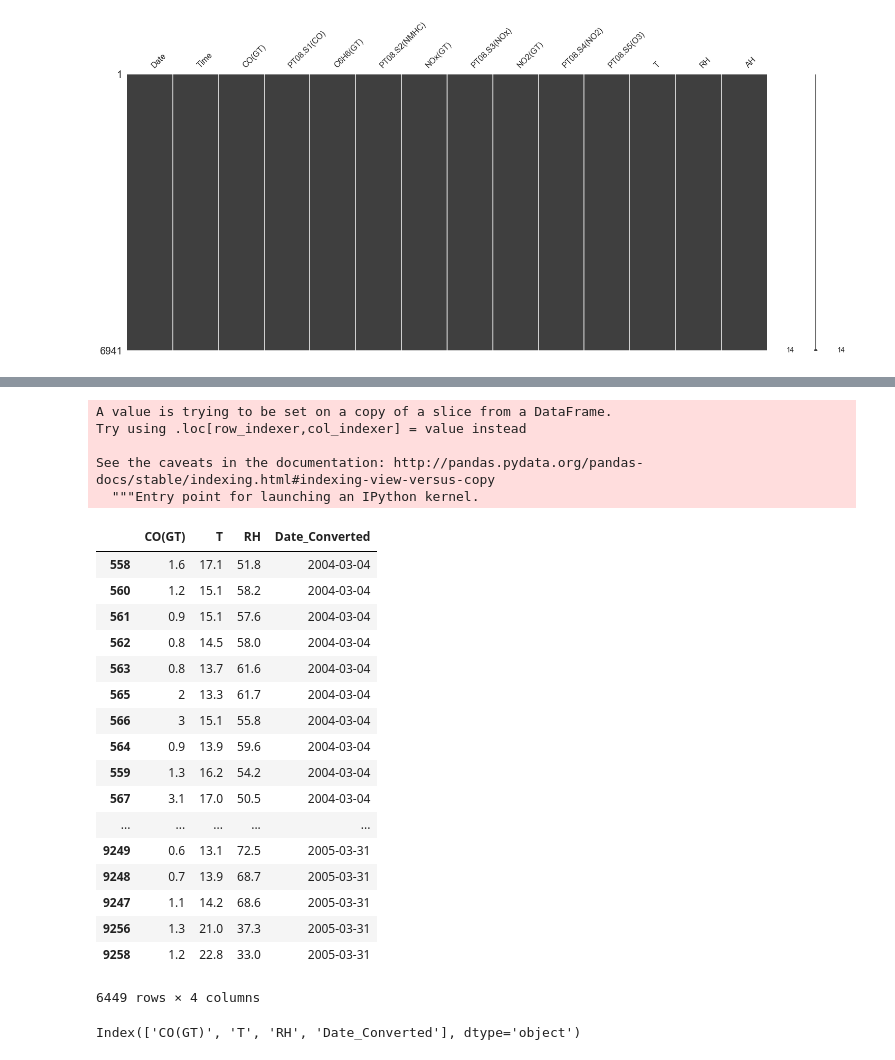
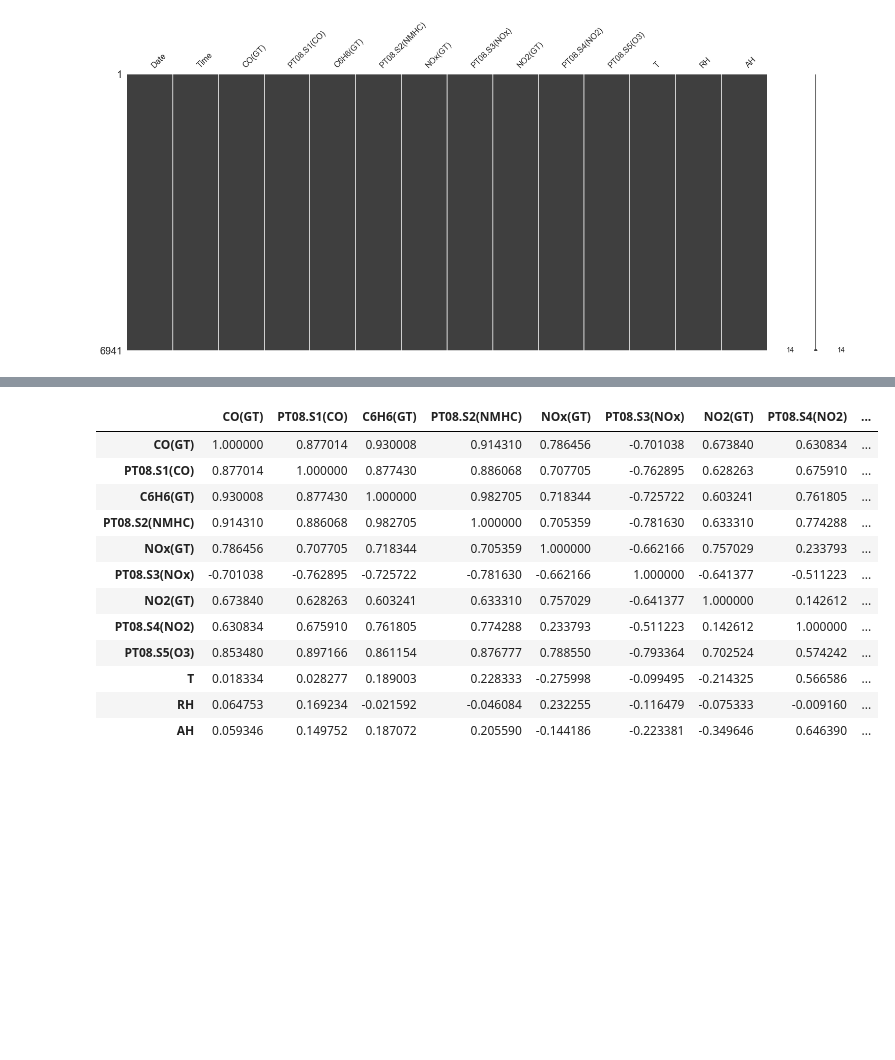
Before and after one commit to aurindo/data_mining-predictive_analysis, a Jupyter notebook: src/q_1_i_d.ipynb, the cells around one changed output, grey strips where cells are left out. Drawn from its saved outputs; the diff is of its cells as text; code cells hidden in the pictures; blank space fills up the shorter version.

```diff
--- a/src/q_1_i_d.ipynb
+++ b/src/q_1_i_d.ipynb
@@ -38,59 +46,18 @@ interestData = data[['Date', 'CO(GT)', 'T', 'RH']]
 # %%
-interestData['Date_Converted'] = pd.to_datetime(interestData['Date'])
-interestData = interestData.drop(['Date'], axis=1)
+interestData = data.drop(["Date", "Time"], axis=1)
-# %% [output]
-A value is trying to be set on a copy of a slice from a DataFrame.
-Try using .loc[row_indexer,col_indexer] = value instead
-
-See the caveats in the documentation: http://pandas.pydata.org/pandas-docs/stable/indexing.html#indexing-view-versus-copy
-  """Entry point for launching an IPython kernel.
-# %%
-# Remover registros após 04/2015 (Dados inconsistentes)
-interestData = interestData[interestData['Date_Converted'] < pd.to_datetime('2005-04-01')]
-interestData = interestData[interestData['Date_Converted'] > pd.to_datetime('2004-03-01')]
-# %%
-# Remover valor -200, possivel erro de leitura
-interestData = interestData[interestData['CO(GT)'] != '-200']
-interestData = interestData[interestData['CO(GT)'] != '-200,0']
-
-interestData = interestData[interestData['T'] != '-200']
-interestData = interestData[interestData['T'] != '-200,0']
-
-interestData = interestData[interestData['RH'] != '-200']
-interestData = interestData[interestData['RH'] != '-200,0']
-
-# Remover none
-interestData = interestData.dropna()
-# %%
-# Converter o valores de string para float
-interestData['CO(GT)'] = interestData['CO(GT)'].str.replace(',', '.', regex=False)
-
-interestData['T'] = interestData['T'].str.replace(',', '.', regex=False)
-
-interestData['RH'] = interestData['RH'].str.replace(',', '.', regex=False)
-# %%
-# Ordenar dados pelo nível de CO2
-interestData.sort_values(by=['Date_Converted'])
-# %% [output]
-|  | CO(GT) | T | RH | Date_Converted |
-| 558 | 1.6 | 17.1 | 51.8 | 2004-03-04 |
-| 560 | 1.2 | 15.1 | 58.2 | 2004-03-04 |
-| 561 | 0.9 | 15.1 | 57.6 | 2004-03-04 |
-| 562 | 0.8 | 14.5 | 58.0 | 2004-03-04 |
-| 563 | 0.8 | 13.7 | 61.6 | 2004-03-04 |
-| 565 | 2 | 13.3 | 61.7 | 2004-03-04 |
-| 566 | 3 | 15.1 | 55.8 | 2004-03-04 |
-| 564 | 0.9 | 13.9 | 59.6 | 2004-03-04 |
-| 559 | 1.3 | 16.2 | 54.2 | 2004-03-04 |
-| 567 | 3.1 | 17.0 | 50.5 | 2004-03-04 |
-| ... | ... | ... | ... | ... |
-| 9249 | 0.6 | 13.1 | 72.5 | 2005-03-31 |
-| 9248 | 0.7 | 13.9 | 68.7 | 2005-03-31 |
-| 9247 | 1.1 | 14.2 | 68.6 | 2005-03-31 |
-| 9256 | 1.3 | 21.0 | 37.3 | 2005-03-31 |
-| 9258 | 1.2 | 22.8 | 33.0 | 2005-03-31 |
-6449 rows × 4 columns
 # %%
-interestData.keys()
+interestData.corr()
 # %% [output]
-Index(['CO(GT)', 'T', 'RH', 'Date_Converted'], dtype='object')
+|  | CO(GT) | PT08.S1(CO) | C6H6(GT) | PT08.S2(NMHC) | NOx(GT) | PT08.S3(NOx) | NO2(GT) | PT08.S4(NO2) | ... |
+| CO(GT) | 1.000000 | 0.877014 | 0.930008 | 0.914310 | 0.786456 | -0.701038 | 0.673840 | 0.630834 | ... |
+| PT08.S1(CO) | 0.877014 | 1.000000 | 0.877430 | 0.886068 | 0.707705 | -0.762895 | 0.628263 | 0.675910 | ... |
+| C6H6(GT) | 0.930008 | 0.877430 | 1.000000 | 0.982705 | 0.718344 | -0.725722 | 0.603241 | 0.761805 | ... |
+| PT08.S2(NMHC) | 0.914310 | 0.886068 | 0.982705 | 1.000000 | 0.705359 | -0.781630 | 0.633310 | 0.774288 | ... |
+| NOx(GT) | 0.786456 | 0.707705 | 0.718344 | 0.705359 | 1.000000 | -0.662166 | 0.757029 | 0.233793 | ... |
+| PT08.S3(NOx) | -0.701038 | -0.762895 | -0.725722 | -0.781630 | -0.662166 | 1.000000 | -0.641377 | -0.511223 | ... |
+| NO2(GT) | 0.673840 | 0.628263 | 0.603241 | 0.633310 | 0.757029 | -0.641377 | 1.000000 | 0.142612 | ... |
+| PT08.S4(NO2) | 0.630834 | 0.675910 | 0.761805 | 0.774288 | 0.233793 | -0.511223 | 0.142612 | 1.000000 | ... |
+| PT08.S5(O3) | 0.853480 | 0.897166 | 0.861154 | 0.876777 | 0.788550 | -0.793364 | 0.702524 | 0.574242 | ... |
+| T | 0.018334 | 0.028277 | 0.189003 | 0.228333 | -0.275998 | -0.099495 | -0.214325 | 0.566586 | ... |
+| RH | 0.064753 | 0.169234 | -0.021592 | -0.046084 | 0.232255 | -0.116479 | -0.075333 | -0.009160 | ... |
+| AH | 0.059346 | 0.149752 | 0.187072 | 0.205590 | -0.144186 | -0.223381 | -0.349646 | 0.646390 | ... |
```
Also changed, not shown: parts of 15 cells of this notebook.
